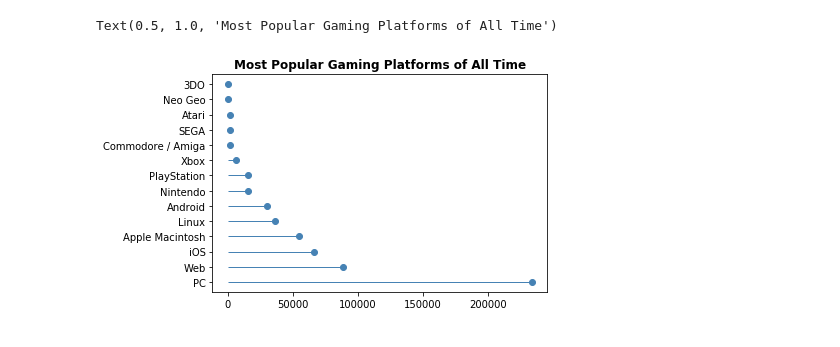
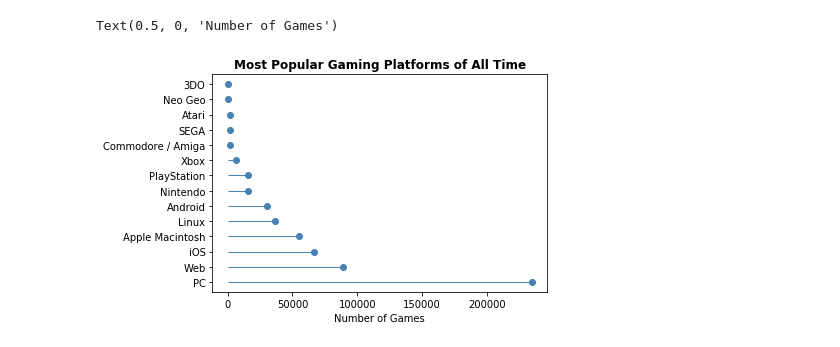
Before and after one commit to Rishi0406/project_1, a Jupyter notebook: getdata.ipynb, the cells around one changed output. Drawn from its saved outputs; the diff is of its cells as text; code cells hidden in the pictures.

```diff
--- a/getdata.ipynb
+++ b/getdata.ipynb
@@ -49,11 +49,12 @@ platform_df
 # %%
 # lollipop plot of most popular gaming platforms of all time
 plt.hlines(platform_df["name"], xmin=0, xmax=platform_df["number of games"],linewidth=1,color='steelblue')
 plt.plot(platform_df["number of games"], platform_df["name"], "o", color='steelblue')
 plt.title("Most Popular Gaming Platforms of All Time",fontweight="bold")
+plt.xlabel("Number of Games")
 # %% [output]
-Text(0.5, 1.0, 'Most Popular Gaming Platforms of All Time')
+Text(0.5, 0, 'Number of Games')
-[figure, old version]
+[figure, new version]
 # %%
 # make a dataframe of all game stores and the number of games they have
 store_id=[]
```
Also changed, not shown: parts of 10 cells of this notebook, 7 other files.
